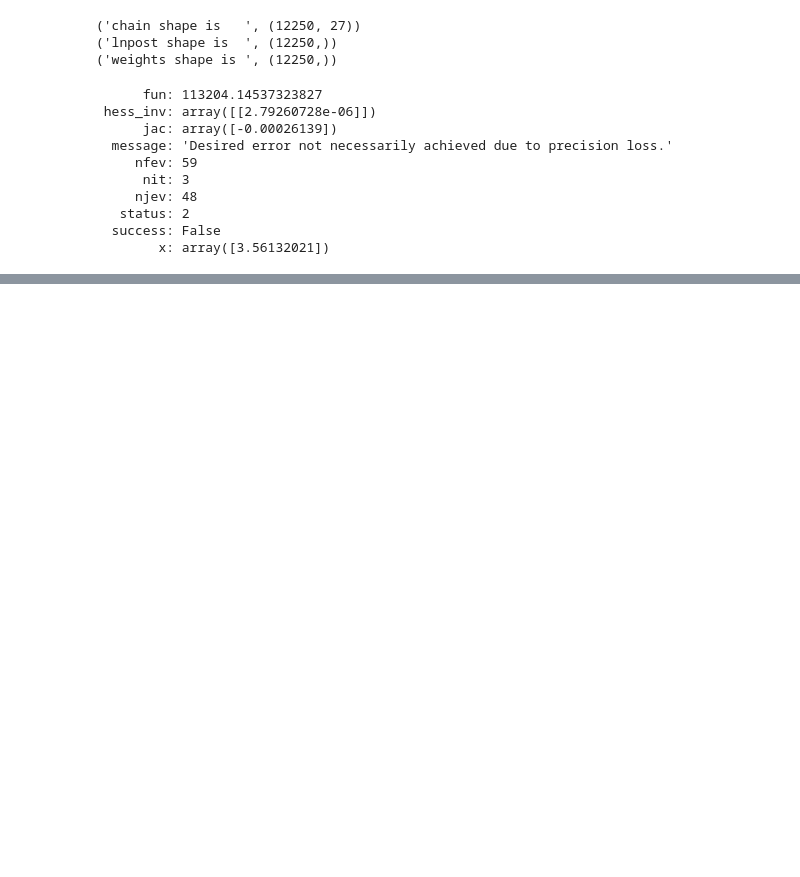
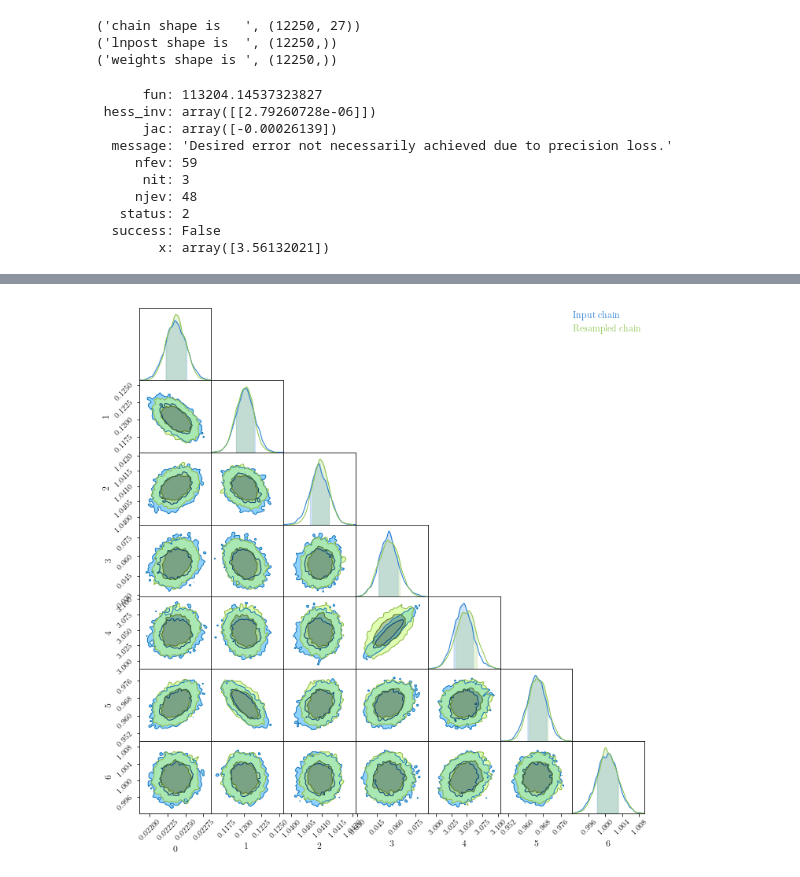
Before and after one commit to tmcclintock/GP_Importance_Sampler, a Jupyter notebook: notebooks/Basic example 6--resampling Planck.ipynb, the cells around one changed output, grey strips where cells are left out. Saved outputs shown, nothing was run; the diff lists cells and outputs as text; code cells hidden in the pictures; blank space fills up the shorter version.

```diff
--- a/notebooks/Basic example 6--resampling Planck.ipynb
+++ b/notebooks/Basic example 6--resampling Planck.ipynb
@@ -86,7 +83,9 @@ fig = c.plotter.plot()
 # %%
 c2 = CC.ChainConsumer()
 
-c2.add_chain(input_chain[:,:5], name="Input chain", weights=weights)
-c2.add_chain(test_chain[:,:5], name="Resampled chain")
+c2.add_chain(input_chain[:,:7], name="Input chain", weights=weights)
+c2.add_chain(test_chain[:,:7], name="Resampled chain")
 
 fig = c2.plotter.plot()
+# %% [output]
+[figure, added]
```
Also changed, not shown: parts of 3 cells of this notebook.
